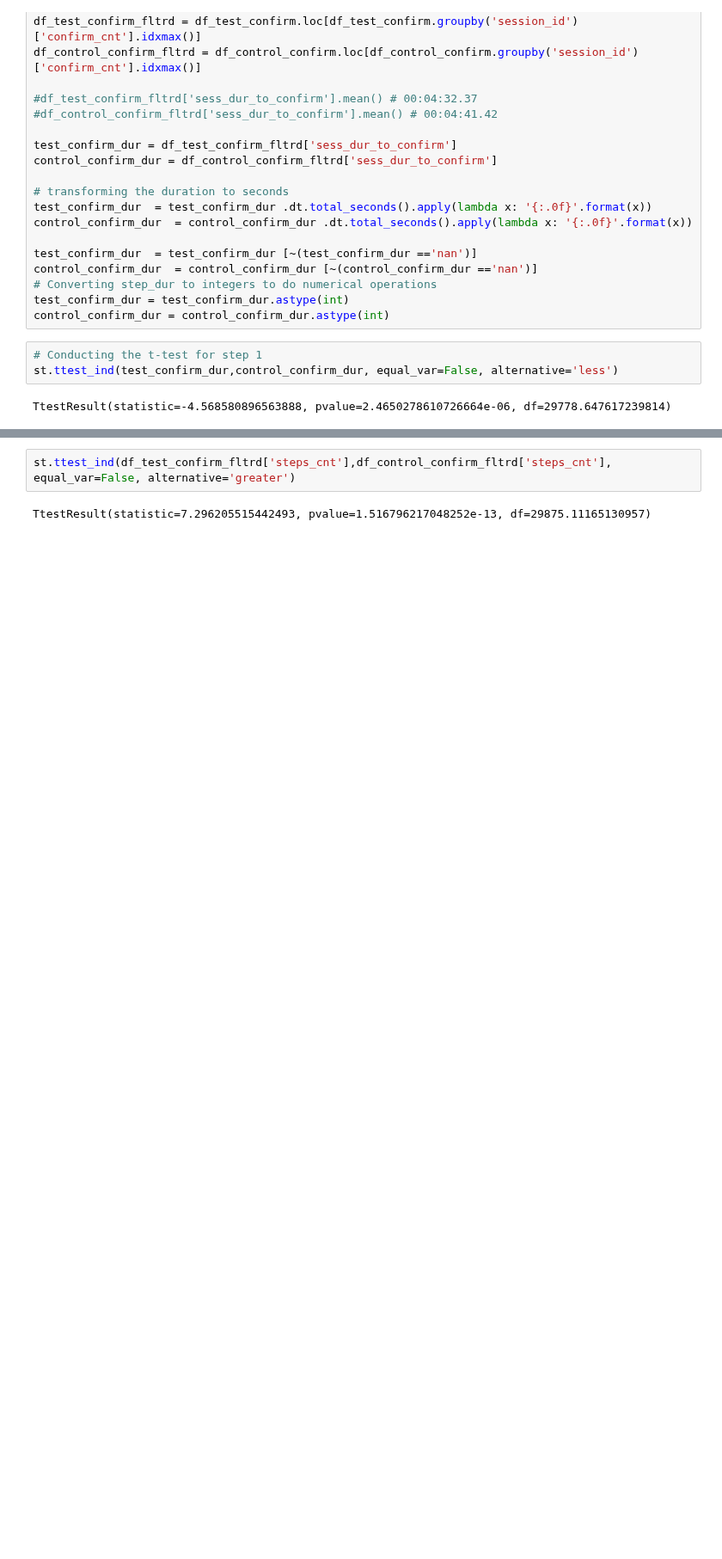
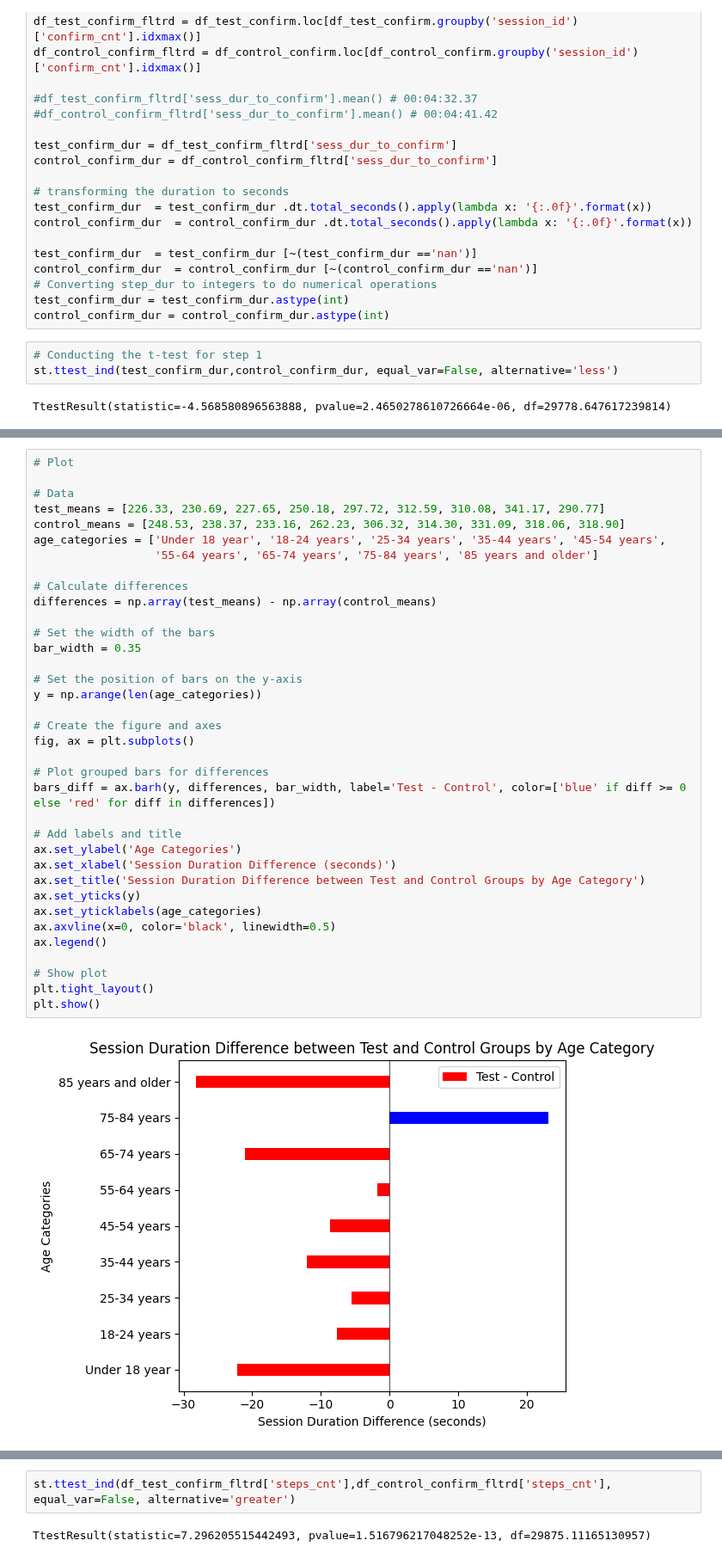
Before and after one commit to dimitsagk/AB_Testing_Analysis, a Jupyter notebook: notebooks/Project_2_02Cleaning+EDA.ipynb, the cells around one changed output, grey strips where cells are left out. Shown at 86% size. Cells and saved outputs as stored; diff of their text form; blank space fills up the shorter version.

```diff
--- a/notebooks/Project_2_02Cleaning+EDA.ipynb
+++ b/notebooks/Project_2_02Cleaning+EDA.ipynb
@@ -790,0 +860,38 @@ The results of the t-test for step 1 indicate a statistically significant differ
+# %%
+# Plot
+
+# Data
+test_means = [226.33, 230.69, 227.65, 250.18, 297.72, 312.59, 310.08, 341.17, 290.77]
+control_means = [248.53, 238.37, 233.16, 262.23, 306.32, 314.30, 331.09, 318.06, 318.90]
+age_categories = ['Under 18 year', '18-24 years', '25-34 years', '35-44 years', '45-54 years',
+                  '55-64 years', '65-74 years', '75-84 years', '85 years and older']
+
+# Calculate differences
+differences = np.array(test_means) - np.array(control_means)
+
+# Set the width of the bars
+bar_width = 0.35
+
+# Set the position of bars on the y-axis
+y = np.arange(len(age_categories))
+
+# Create the figure and axes
+fig, ax = plt.subplots()
+
+# Plot grouped bars for differences
+bars_diff = ax.barh(y, differences, bar_width, label='Test - Control', color=['blue' if diff >= 0 else 'red' for diff in differences])
+
+# Add labels and title
+ax.set_ylabel('Age Categories')
+ax.set_xlabel('Session Duration Difference (seconds)')
+ax.set_title('Session Duration Difference between Test and Control Groups by Age Category')
+ax.set_yticks(y)
+ax.set_yticklabels(age_categories)
+ax.axvline(x=0, color='black', linewidth=0.5)
+ax.legend()
+
+# Show plot
+plt.tight_layout()
+plt.show()
+# %% [output]
+[figure, added]
```
Also changed, not shown: parts of 70 cells of this notebook.
